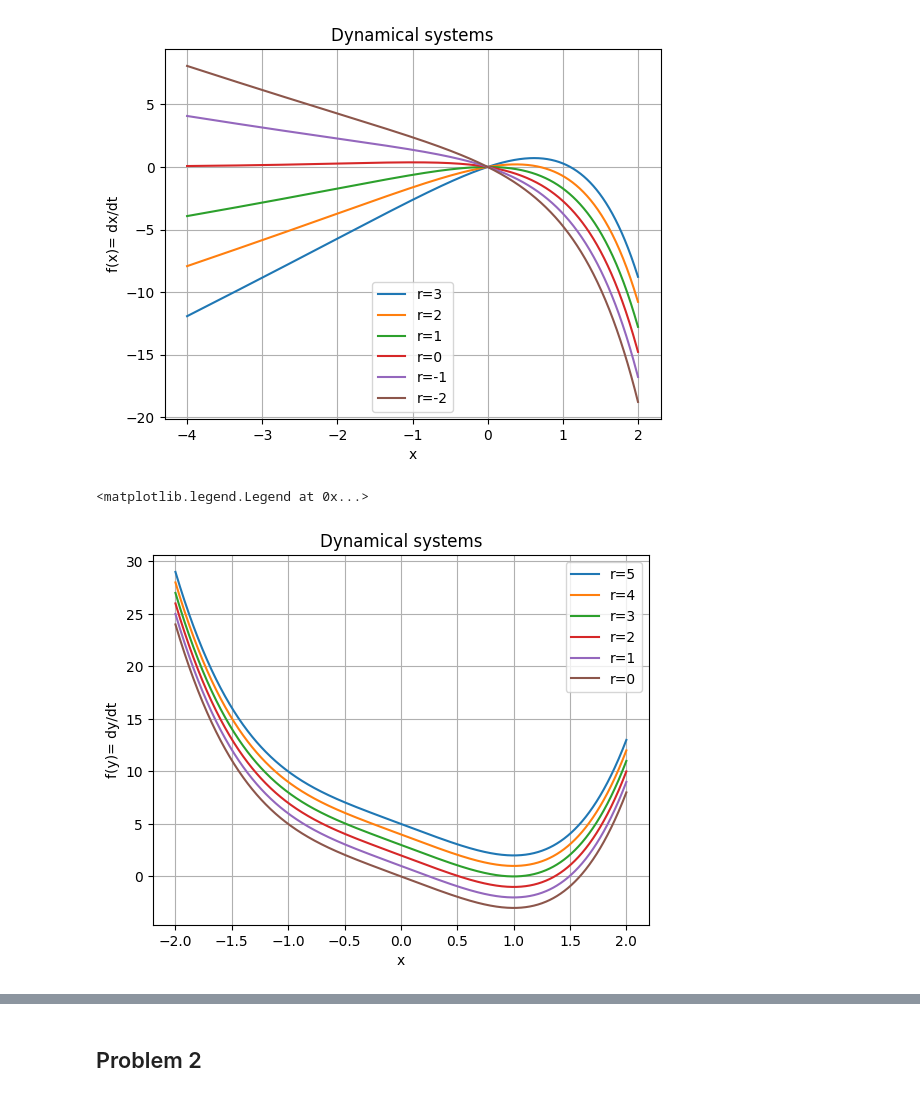
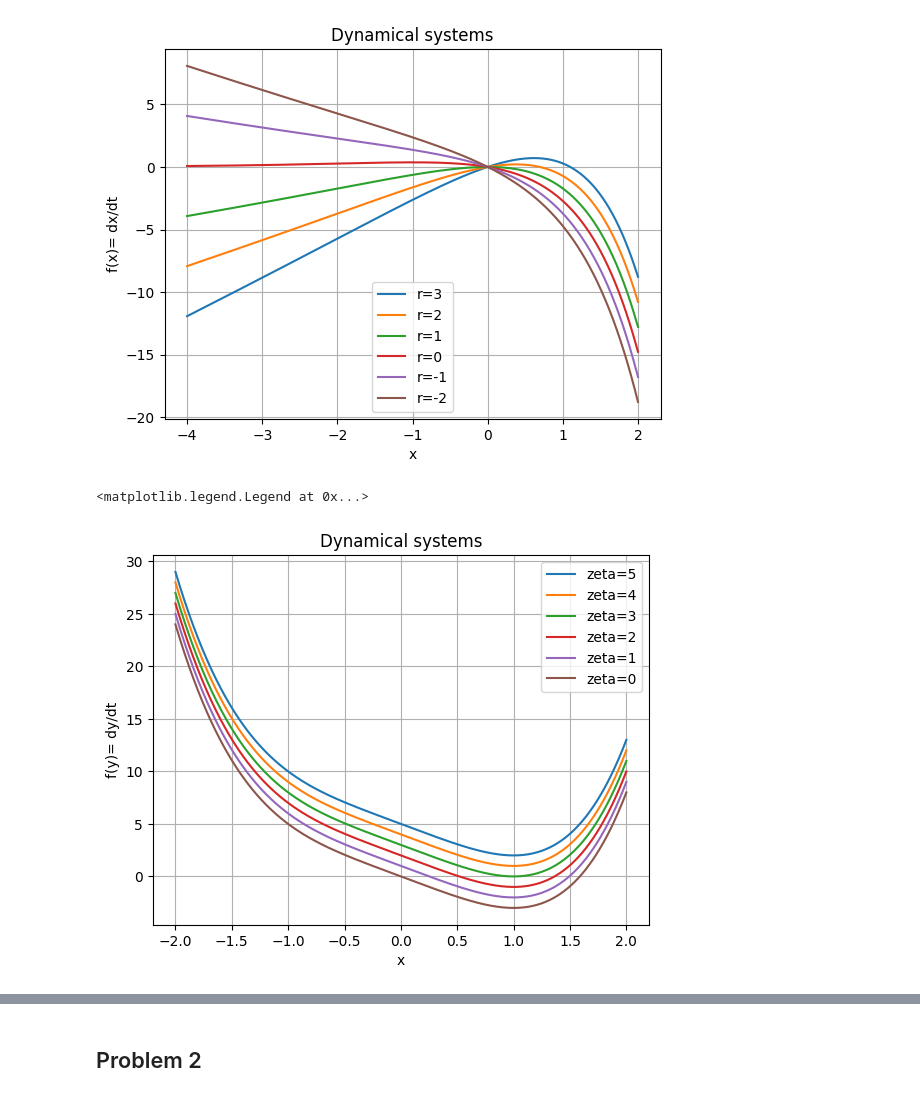
Before and after one commit to corinnawegner/Physics_of_complex_systems, a Jupyter notebook: Assignment 3/Assignment_3_Corinna_Wegner.ipynb, the cells around one changed output, grey strips where cells are left out. Drawn from its saved outputs; the diff is of its cells as text; code cells hidden in the pictures.

```diff
--- a/Assignment 3/Assignment_3_Corinna_Wegner.ipynb
+++ b/Assignment 3/Assignment_3_Corinna_Wegner.ipynb
@@ -24,14 +25,14 @@ plt.legend()
 # %%
 x = np.linspace(-2,2,1000)
 list_r = [5,4,3,2,1,0]
 for r in list_r:
     list_f4 = [f_y(i, r) for i in x]
-    plt.plot(x, list_f4, label = f"r={r}")
+    plt.plot(x, list_f4, label = f"zeta={r}")
 plt.grid()
 plt.xlabel("x")
 plt.ylabel("f(y)= dy/dt")
 plt.title("Dynamical systems")
 plt.legend()
 # %% [output]
 <matplotlib.legend.Legend at 0x...>
-[figure, old version]
+[figure, new version]
```
Also changed, not shown: parts of 10 cells of this notebook.
